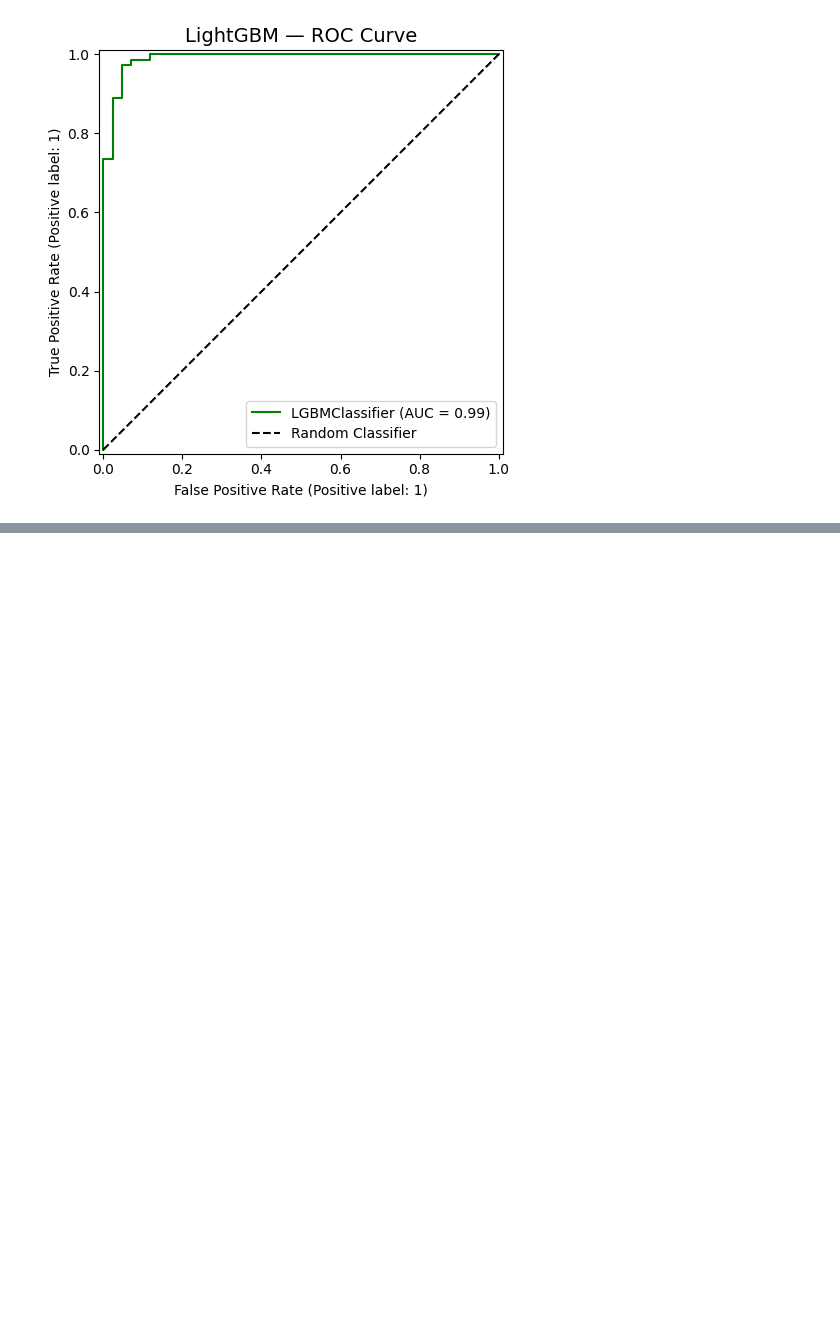
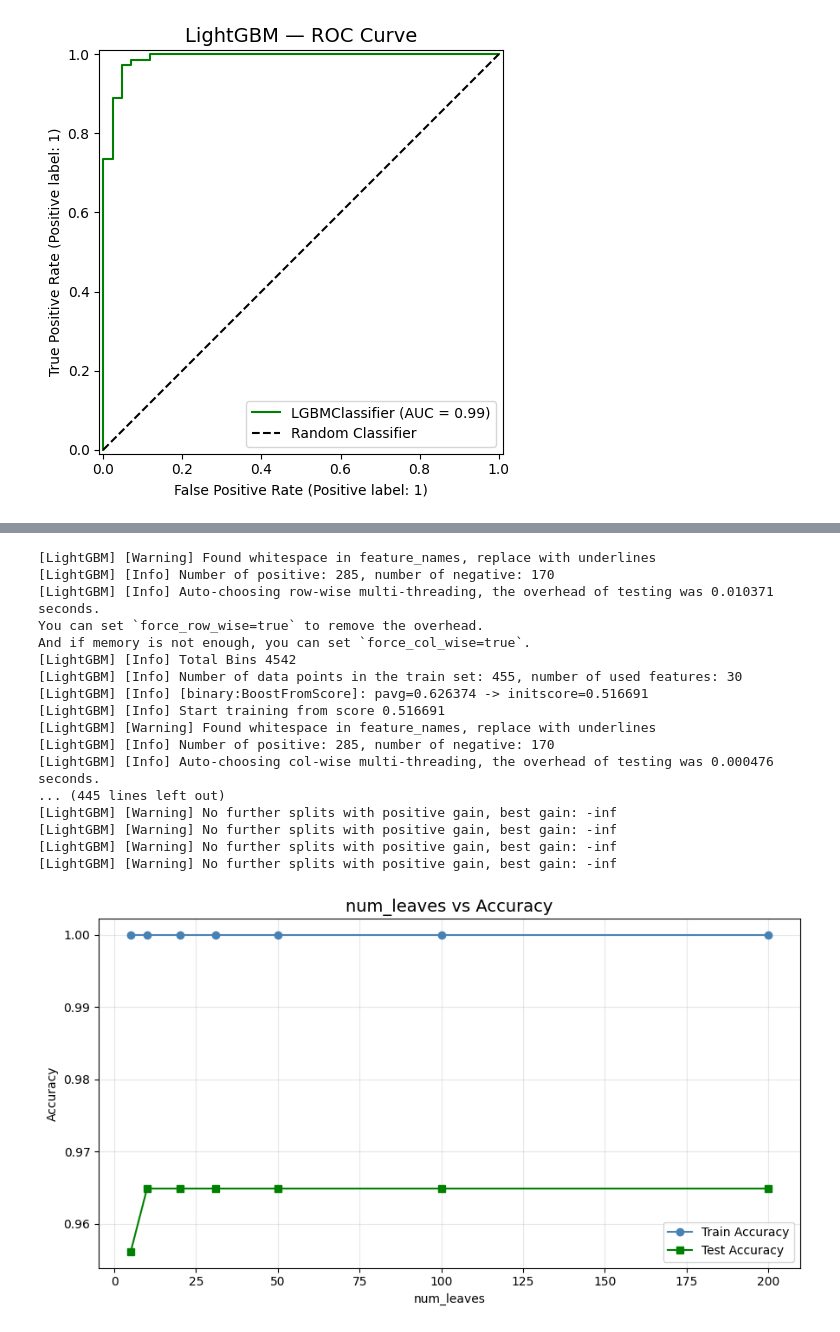
Before and after one commit to abdullah123-collab/Machine_Learning-, a Jupyter notebook: Basics/Ensemble_Methods/Boosting/LightGBM.ipynb, the cells around one changed output, grey strips where cells are left out. Saved outputs shown, nothing was run; the diff lists cells and outputs as text; code cells hidden in the pictures; blank space fills up the shorter version.

Commit message:
added lightgmb boosting

```diff
--- a/Basics/Ensemble_Methods/Boosting/LightGBM.ipynb
+++ b/Basics/Ensemble_Methods/Boosting/LightGBM.ipynb
@@ -159,0 +178,40 @@ plt.show()
+# %%
+leaf_values  = [5, 10, 20, 31, 50, 100, 200]
+train_scores = []
+test_scores  = []
+
+for nl in leaf_values:
+    model = LGBMClassifier(n_estimators=100, num_leaves=nl, random_state=42)
+    model.fit(X_train, y_train)
+    train_scores.append(model.score(X_train, y_train))
+    test_scores.append(model.score(X_test, y_test))
+
+plt.figure(figsize=(9, 5))
+plt.plot(leaf_values, train_scores, 'o-', label='Train Accuracy', color='steelblue')
+plt.plot(leaf_values, test_scores,  's-', label='Test Accuracy',  color='green')
+plt.xlabel('num_leaves')
+plt.ylabel('Accuracy')
+plt.title('num_leaves vs Accuracy', fontsize=14)
+plt.legend()
+plt.grid(True, alpha=0.3)
+plt.tight_layout()
+plt.show()
+# %% [output]
+[LightGBM] [Warning] Found whitespace in feature_names, replace with underlines
+[LightGBM] [Info] Number of positive: 285, number of negative: 170
+[LightGBM] [Info] Auto-choosing row-wise multi-threading, the overhead of testing was 0.010371 seconds.
+You can set `force_row_wise=true` to remove the overhead.
+And if memory is not enough, you can set `force_col_wise=true`.
+[LightGBM] [Info] Total Bins 4542
+[LightGBM] [Info] Number of data points in the train set: 455, number of used features: 30
+[LightGBM] [Info] [binary:BoostFromScore]: pavg=0.626374 -> initscore=0.516691
+[LightGBM] [Info] Start training from score 0.516691
+[LightGBM] [Warning] Found whitespace in feature_names, replace with underlines
+[LightGBM] [Info] Number of positive: 285, number of negative: 170
+[LightGBM] [Info] Auto-choosing col-wise multi-threading, the overhead of testing was 0.000476 seconds.
+... (445 lines left out)
+[LightGBM] [Warning] No further splits with positive gain, best gain: -inf
+[LightGBM] [Warning] No further splits with positive gain, best gain: -inf
+[LightGBM] [Warning] No further splits with positive gain, best gain: -inf
+[LightGBM] [Warning] No further splits with positive gain, best gain: -inf
+[figure, added]
```
Also changed, not shown: parts of 10 cells of this notebook.
